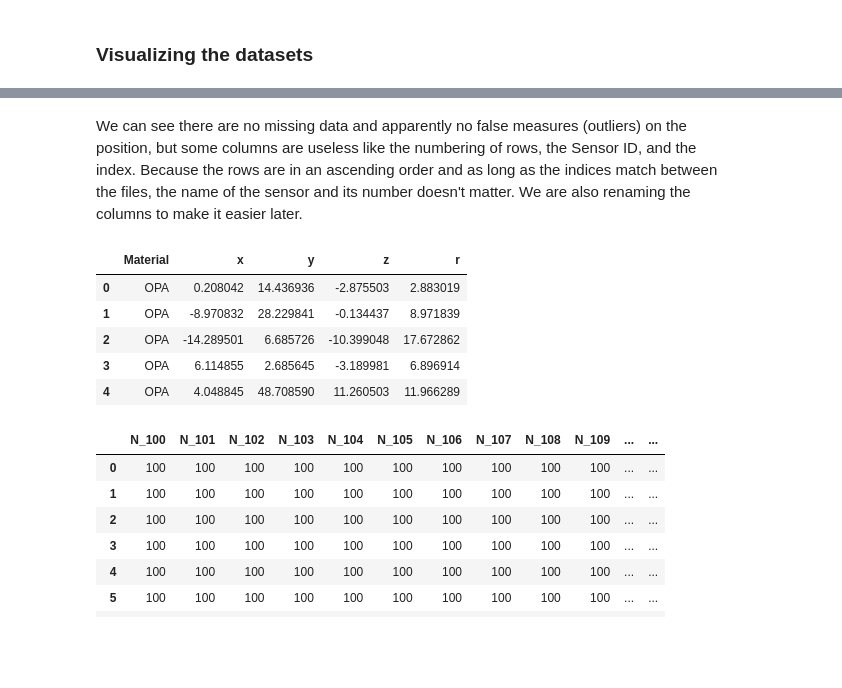
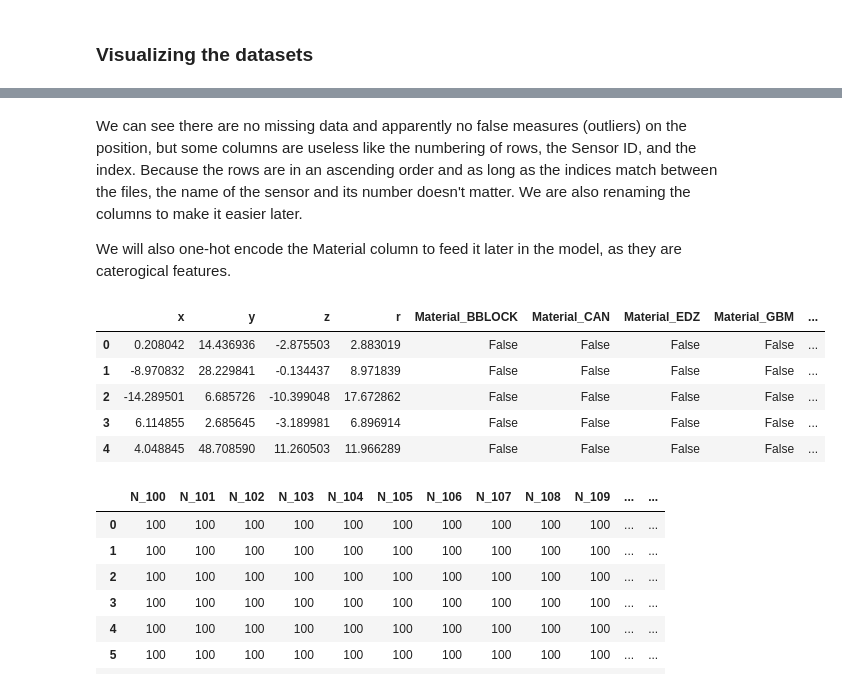
Before and after one commit to Deimos-1/ML-project, a Jupyter notebook: logs.ipynb, the cells around one changed output, grey strips where cells are left out. Cells and saved outputs as stored; diff of their text form; code cells hidden in the pictures; blank space fills up the shorter version.

Commit message:
More feature eng.
One-hot encoded the materials

```diff
--- a/logs.ipynb
+++ b/logs.ipynb
@@ -56,28 +56,43 @@ memory usage: 56.4+ KB
 array(['OPA', 'SHCR', 'GBM', 'EDZ', 'VOID', 'CAN', 'BBLOCK'], dtype=object)
 # %% [markdown]
 We can see there are no missing data and apparently no false measures (outliers) on the position, but some columns are useless like the numbering of rows, the Sensor ID, and the index. Because the rows are in an ascending order and as long as the indices match between the files, the name of the sensor and its number doesn't matter. We are also renaming the columns to make it easier later.
+
+We will also one-hot encode the Material column to feed it later in the model, as they are caterogical features.
 # %%
 coordinates_train = coordinates_train[["Material", "Coor X [m]", "Coor Y [m]", "Coor Z [m]", "R [m]"]].copy()
 coordinates_test = coordinates_test[["Material", "Coor X [m]", "Coor Y [m]", "Coor Z [m]", "R [m]"]].copy()
 
 # changing the column names for faster typing later
 new_col_names: dict = {
     "Coor X [m]": "x",
     "Coor Y [m]": "y",
     "Coor Z [m]": "z",
     "R [m]": "r"
 }
 coordinates_train.rename(columns = new_col_names, inplace=True)
 coordinates_test.rename(columns = new_col_names, inplace=True)
 
+material_mapping: dict = {
+    'OPA': 0,
+    'SHCR': 1,
+    'GBM': 2,
+    'EDZ': 3,
+    'VOID': 4,
+    'CAN': 5,
+    'BBLOCK': 6
+}
+
+## cf intro to pandas notebook from the weekly exercises
+coordinates_test = pd.get_dummies(coordinates_test)
+coordinates_train = pd.get_dummies(coordinates_train)
 display(coordinates_train.head(5))
 # %% [output]
-|  | Material | x | y | z | r |
-| 0 | OPA | 0.208042 | 14.436936 | -2.875503 | 2.883019 |
-| 1 | OPA | -8.970832 | 28.229841 | -0.134437 | 8.971839 |
-| 2 | OPA | -14.289501 | 6.685726 | -10.399048 | 17.672862 |
-| 3 | OPA | 6.114855 | 2.685645 | -3.189981 | 6.896914 |
-| 4 | OPA | 4.048845 | 48.708590 | 11.260503 | 11.966289 |
+|  | x | y | z | r | Material_BBLOCK | Material_CAN | Material_EDZ | Material_GBM | ... |
+| 0 | 0.208042 | 14.436936 | -2.875503 | 2.883019 | False | False | False | False | ... |
+| 1 | -8.970832 | 28.229841 | -0.134437 | 8.971839 | False | False | False | False | ... |
+| 2 | -14.289501 | 6.685726 | -10.399048 | 17.672862 | False | False | False | False | ... |
+| 3 | 6.114855 | 2.685645 | -3.189981 | 6.896914 | False | False | False | False | ... |
+| 4 | 4.048845 | 48.708590 | 11.260503 | 11.966289 | False | False | False | False | ... |
 # %%
 display(humidity_train.iloc[:,100:130])
 mean_humidity = humidity_train.mean(axis=0).iloc[1:] ## not keeping the time for the mean
```
Also changed, not shown: parts of 4 cells of this notebook, 1 other file.
